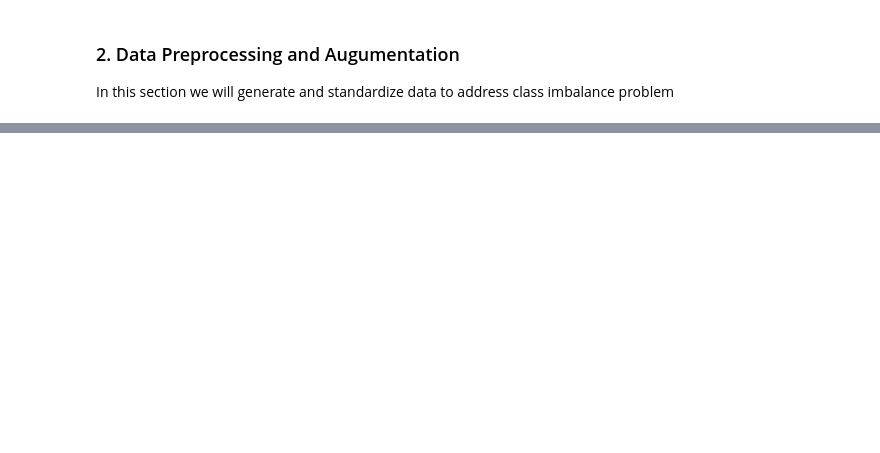
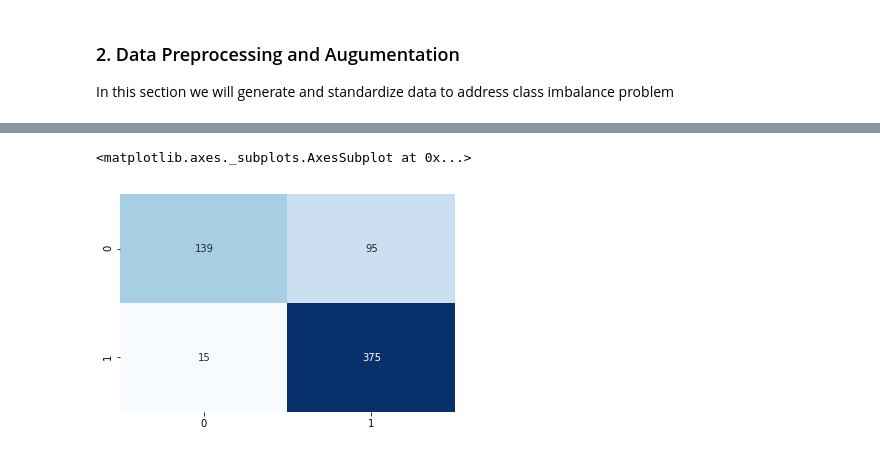
Before and after one commit to KarthikKothareddy/chest_xray, a Jupyter notebook: pneumonia_ea.ipynb, the cells around one changed output, grey strips where cells are left out. Saved outputs shown, nothing was run; the diff lists cells and outputs as text; code cells hidden in the pictures; blank space fills up the shorter version.

```diff
--- a/pneumonia_ea.ipynb
+++ b/pneumonia_ea.ipynb
@@ -140,0 +457,6 @@ for i in range(int(np.ceil((3500 - X.shape[0])/32))):
+# %%
+# PREDICT
+predictions = model.predict_generator(_test, steps=_test.samples, verbose=1)
+print(predictions.shape)
+y_pred = np.argmax(predictions, axis=1)
+y_test = _test.classes
@@ -140,0 +482,12 @@ for i in range(int(np.ceil((3500 - X.shape[0])/32))):
+# %%
+# heatmap
+sns.heatmap(
+    confusion_matrix(y_test, y_pred),
+    annot=True,
+    fmt="d",
+    cbar = False,
+    cmap = plt.cm.Blues
+)
+# %% [output]
+<matplotlib.axes._subplots.AxesSubplot at 0x...>
+[figure, added]
```
Also changed, not shown: parts of 23 cells of this notebook.
